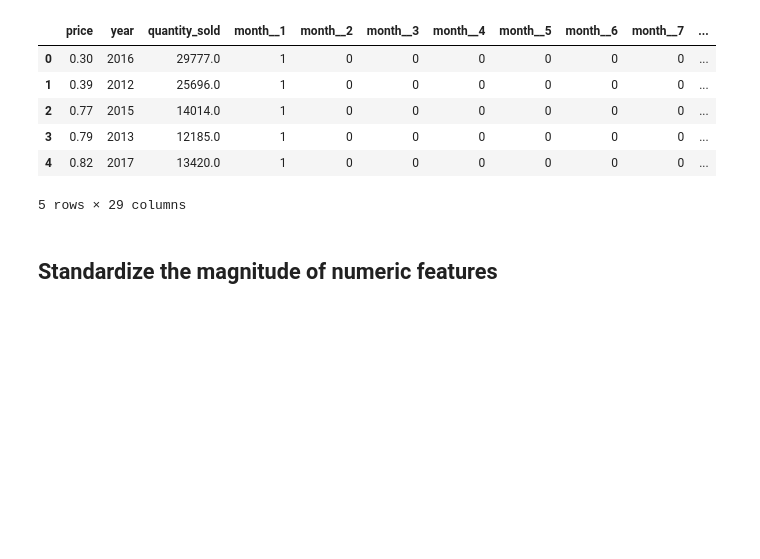
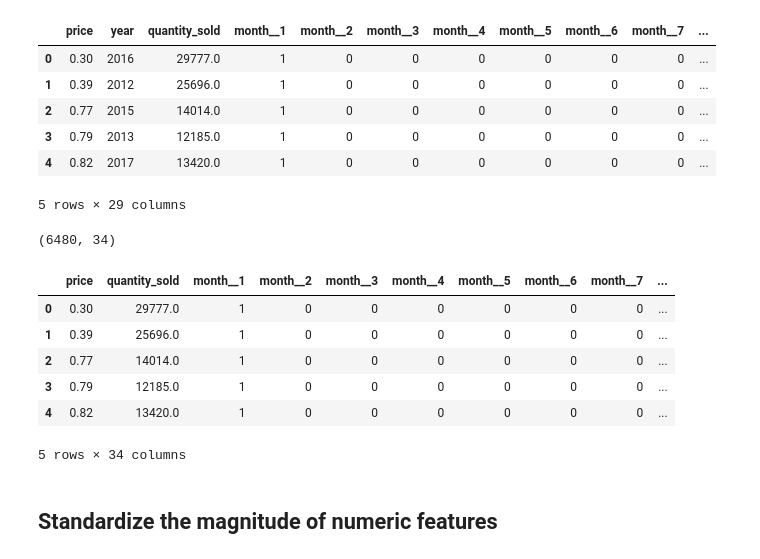
Before and after one commit to gaurang0705/Capstone-project---Demand-prediction, a Jupyter notebook: Capstone_pre-processing.ipynb, the cells around one changed output. Drawn from its saved outputs; the diff is of its cells as text; code cells hidden in the pictures; blank space fills up the shorter version.

```diff
--- a/Capstone_pre-processing.ipynb
+++ b/Capstone_pre-processing.ipynb
@@ -142,6 +143,21 @@ df_model1.head()
 | 3 | 0.79 | 2013 | 12185.0 | 1 | 0 | 0 | 0 | 0 | 0 | 0 | ... |
 | 4 | 0.82 | 2017 | 13420.0 | 1 | 0 | 0 | 0 | 0 | 0 | 0 | ... |
 5 rows × 29 columns
+# %%
+df1_model1 = df_model1
+# %%
+df1_model1 = pd.concat([df1_model1, pd.get_dummies(df1_model1['year'])], axis=1).drop(['year'], axis =1)
+print(df1_model1.shape)
+df1_model1.head()
+# %% [output]
+(6480, 34)
+|  | price | quantity_sold | month__1 | month__2 | month__3 | month__4 | month__5 | month__6 | month__7 | ... |
+| 0 | 0.30 | 29777.0 | 1 | 0 | 0 | 0 | 0 | 0 | 0 | ... |
+| 1 | 0.39 | 25696.0 | 1 | 0 | 0 | 0 | 0 | 0 | 0 | ... |
+| 2 | 0.77 | 14014.0 | 1 | 0 | 0 | 0 | 0 | 0 | 0 | ... |
+| 3 | 0.79 | 12185.0 | 1 | 0 | 0 | 0 | 0 | 0 | 0 | ... |
+| 4 | 0.82 | 13420.0 | 1 | 0 | 0 | 0 | 0 | 0 | 0 | ... |
+5 rows × 34 columns
 # %% [markdown]
 ## Standardize the magnitude of numeric features
 # %% [markdown]
```
Also changed, not shown: parts of 62 cells of this notebook.
